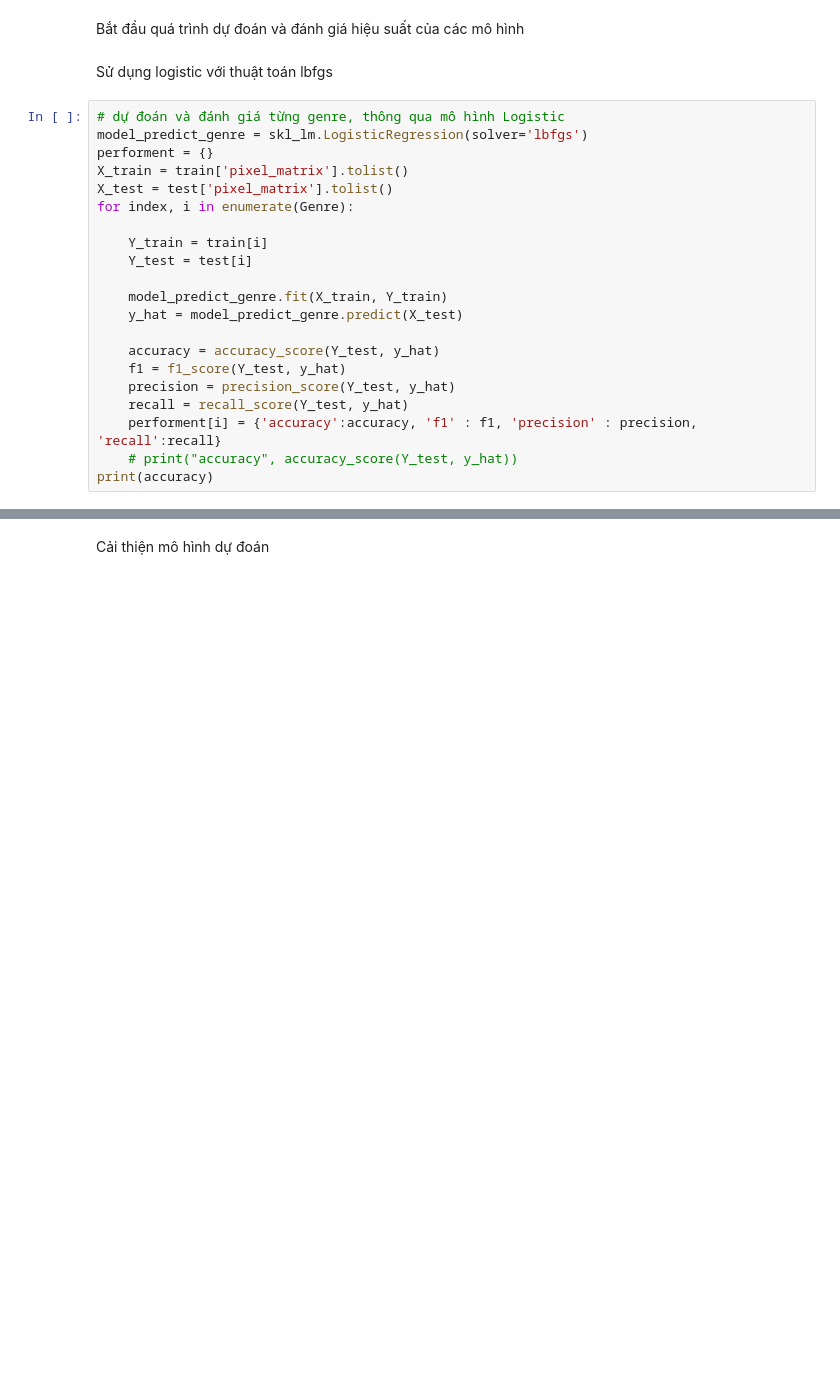
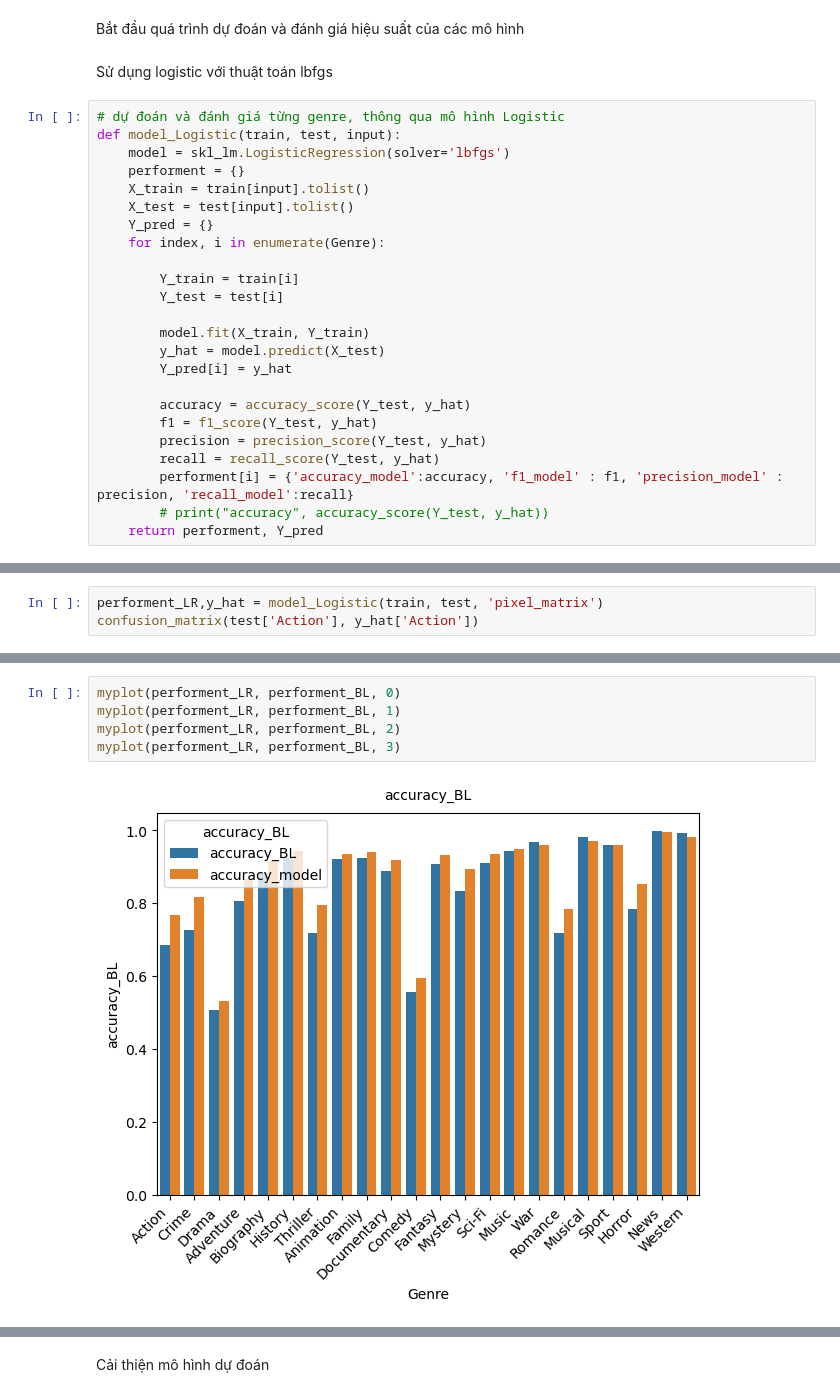
Before and after one commit to sambt22022517/BTL-Machine-Learning, a Jupyter notebook: manh/analysis4.ipynb, the cells around one changed output, grey strips where cells are left out. Saved outputs shown, nothing was run; the diff lists cells and outputs as text; blank space fills up the shorter version.

```diff
--- a/manh/analysis4.ipynb
+++ b/manh/analysis4.ipynb
@@ -128,22 +242,25 @@ Bắt đầu quá trình dự đoán và đánh giá hiệu suất của các m
 Sử dụng logistic với thuật toán lbfgs
 # %%
 # dự đoán và đánh giá từng genre, thông qua mô hình Logistic
-model_predict_genre = skl_lm.LogisticRegression(solver='lbfgs')
-performent = {}
-X_train = train['pixel_matrix'].tolist()
-X_test = test['pixel_matrix'].tolist()
-for index, i in enumerate(Genre):
+def model_Logistic(train, test, input):
+    model = skl_lm.LogisticRegression(solver='lbfgs')
+    performent = {}
+    X_train = train[input].tolist()
+    X_test = test[input].tolist()
+    Y_pred = {}
+    for index, i in enumerate(Genre):
 
-    Y_train = train[i]
-    Y_test = test[i]
+        Y_train = train[i]
+        Y_test = test[i]
 
-    model_predict_genre.fit(X_train, Y_train)
-    y_hat = model_predict_genre.predict(X_test)
+        model.fit(X_train, Y_train)
+        y_hat = model.predict(X_test)
+        Y_pred[i] = y_hat
 
-    accuracy = accuracy_score(Y_test, y_hat)
-    f1 = f1_score(Y_test, y_hat)
-    precision = precision_score(Y_test, y_hat)
-    recall = recall_score(Y_test, y_hat)
-    performent[i] = {'accuracy':accuracy, 'f1' : f1, 'precision' : precision, 'recall':recall}
-    # print("accuracy", accuracy_score(Y_test, y_hat))
-print(accuracy)
+        accuracy = accuracy_score(Y_test, y_hat)
+        f1 = f1_score(Y_test, y_hat)
+        precision = precision_score(Y_test, y_hat)
+        recall = recall_score(Y_test, y_hat)
+        performent[i] = {'accuracy_model':accuracy, 'f1_model' : f1, 'precision_model' : precision, 'recall_model':recall}
+        # print("accuracy", accuracy_score(Y_test, y_hat))
+    return performent, Y_pred
@@ -201,0 +267,3 @@ plt.show()
+# %%
+performent_LR,y_hat = model_Logistic(train, test, 'pixel_matrix')
+confusion_matrix(test['Action'], y_hat['Action'])
@@ -201,0 +290,7 @@ plt.show()
+# %%
+myplot(performent_LR, performent_BL, 0)
+myplot(performent_LR, performent_BL, 1)
+myplot(performent_LR, performent_BL, 2)
+myplot(performent_LR, performent_BL, 3)
+# %% [output]
+[figure, added]
```
Also changed, not shown: parts of 50 cells of this notebook.
